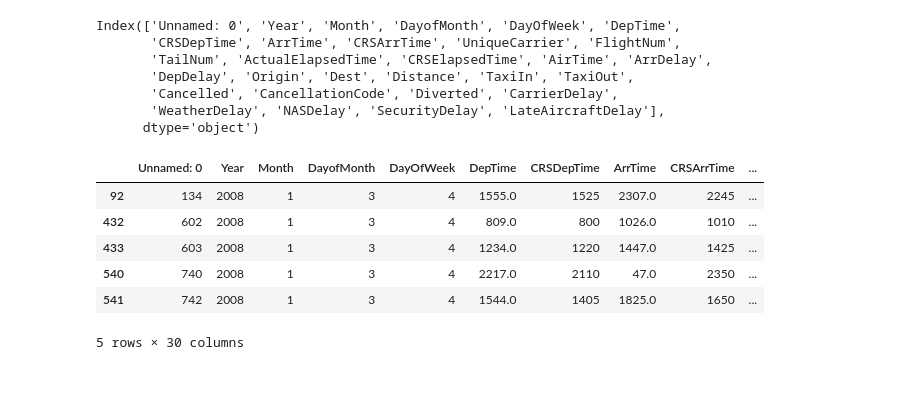
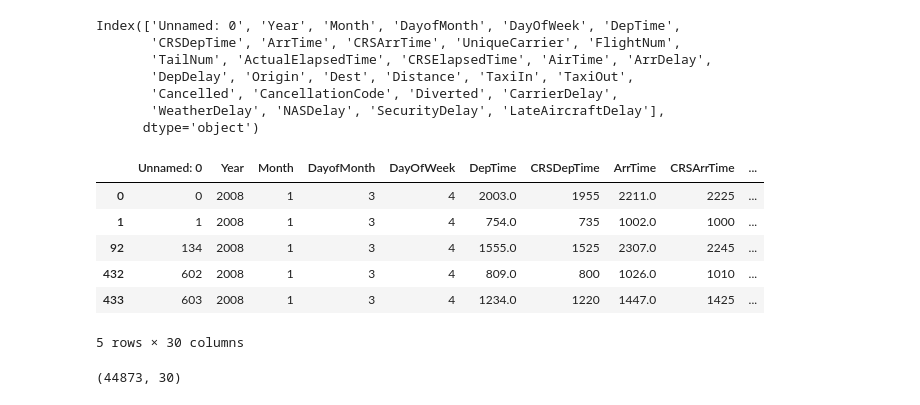
Before and after one commit to sahinded/Capstone-project, a Jupyter notebook: data.ipynb, the cells around one changed output. Cells and saved outputs as stored; diff of their text form; code cells hidden in the pictures.

```diff
--- a/data.ipynb
+++ b/data.ipynb
@@ -22,4 +22,13 @@ Index(['Unnamed: 0', 'Year', 'Month', 'DayofMonth', 'DayOfWeek', 'DepTime',
        'WeatherDelay', 'NASDelay', 'SecurityDelay', 'LateAircraftDelay'],
       dtype='object')
 # %%
-df1=data[data.Origin == 'IAD']
+df=data[(data['Origin'] == 'IAD') | (data['Dest'] == 'IAD')]
+df.head()
+# %% [output]
+|  | Unnamed: 0 | Year | Month | DayofMonth | DayOfWeek | DepTime | CRSDepTime | ArrTime | CRSArrTime | ... |
+| 0 | 0 | 2008 | 1 | 3 | 4 | 2003.0 | 1955 | 2211.0 | 2225 | ... |
+| 1 | 1 | 2008 | 1 | 3 | 4 | 754.0 | 735 | 1002.0 | 1000 | ... |
+| 92 | 134 | 2008 | 1 | 3 | 4 | 1555.0 | 1525 | 2307.0 | 2245 | ... |
+| 432 | 602 | 2008 | 1 | 3 | 4 | 809.0 | 800 | 1026.0 | 1010 | ... |
+| 433 | 603 | 2008 | 1 | 3 | 4 | 1234.0 | 1220 | 1447.0 | 1425 | ... |
+5 rows × 30 columns
@@ -28,10 +35,4 @@ df= data[data.Dest == 'IAD']
 # %%
-df.head()
+df.shape
 # %% [output]
-|  | Unnamed: 0 | Year | Month | DayofMonth | DayOfWeek | DepTime | CRSDepTime | ArrTime | CRSArrTime | ... |
-| 92 | 134 | 2008 | 1 | 3 | 4 | 1555.0 | 1525 | 2307.0 | 2245 | ... |
-| 432 | 602 | 2008 | 1 | 3 | 4 | 809.0 | 800 | 1026.0 | 1010 | ... |
-| 433 | 603 | 2008 | 1 | 3 | 4 | 1234.0 | 1220 | 1447.0 | 1425 | ... |
-| 540 | 740 | 2008 | 1 | 3 | 4 | 2217.0 | 2110 | 47.0 | 2350 | ... |
-| 541 | 742 | 2008 | 1 | 3 | 4 | 1544.0 | 1405 | 1825.0 | 1650 | ... |
-5 rows × 30 columns
+(44873, 30)
```
Also changed, not shown: parts of 4 cells of this notebook.
